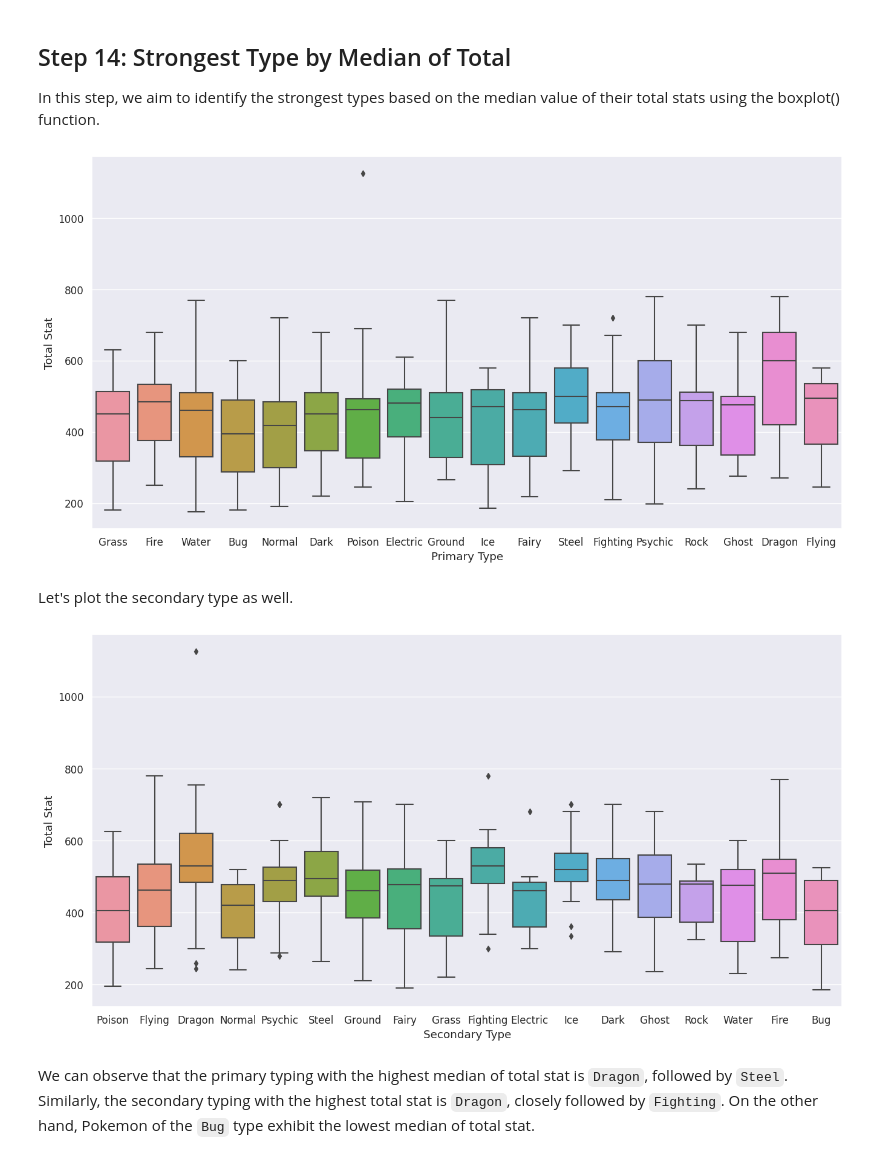
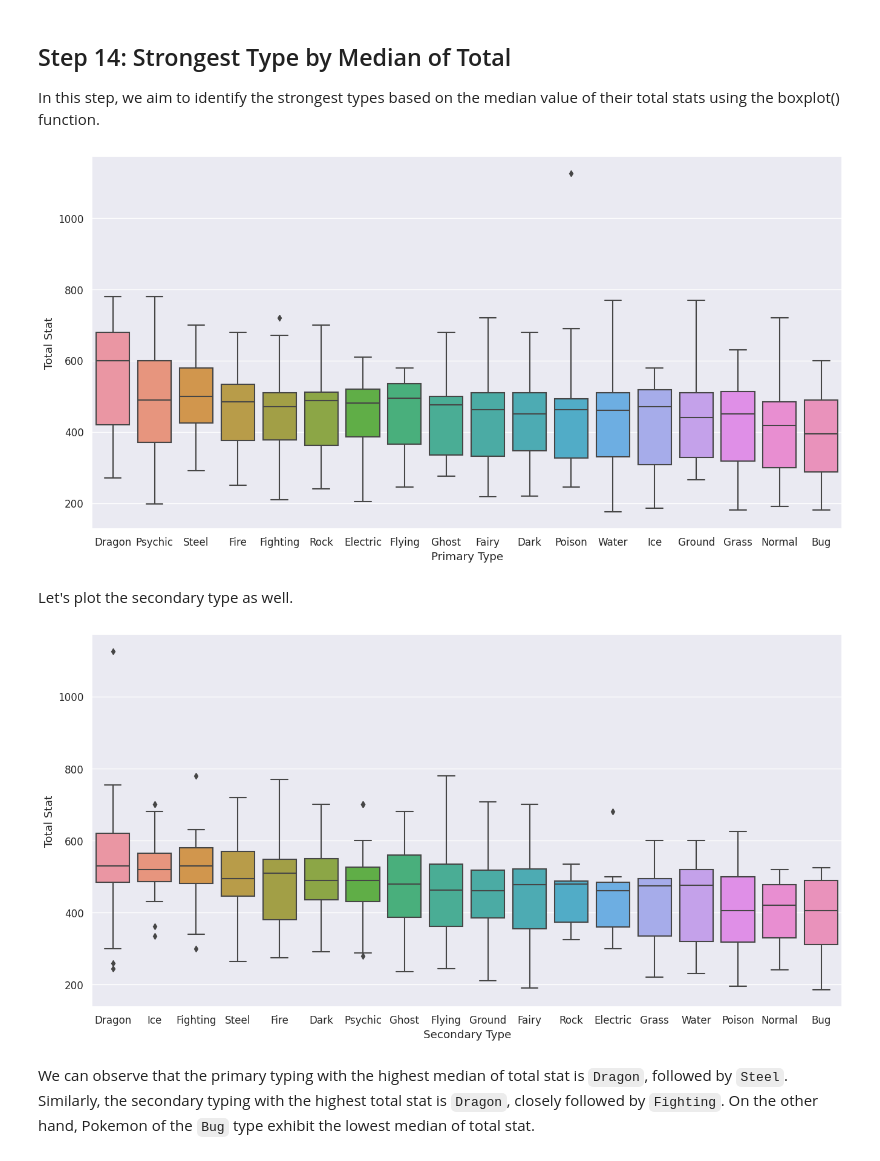
Before and after one commit to blackcrowX/Data_Analytics_Portfolio, a Jupyter notebook: Project_III/Pokemon_Gen_1-8.ipynb, the cells around one changed output. Saved outputs shown, nothing was run; the diff lists cells and outputs as text; code cells hidden in the pictures.

```diff
--- a/Project_III/Pokemon_Gen_1-8.ipynb
+++ b/Project_III/Pokemon_Gen_1-8.ipynb
@@ -444,25 +455,31 @@ This plot illustrates the distribution of single-typed Pokemon. It reveals that
 
 In this step, we aim to identify the strongest types based on the median value of their total stats using the boxplot() function.
 # %%
+group_means = df.groupby(['primary_type'])['total'].mean().sort_values(ascending=False)
+
 f, ax = plt.subplots(figsize = (16,8))
 ax = sns.boxplot(
             data = df,
             x = "primary_type",
-            y = "total"
+            y = "total",
+            order = group_means.index
             ).set(xlabel ="Primary Type", ylabel = "Total Stat")
 # %% [output]
-[figure, old version]
+[figure, new version]
 # %% [markdown]
 Let's plot the secondary type as well.
 # %%
+group_means = df[df["secondary_type"] != "None"].groupby(['secondary_type'])['total'].mean().sort_values(ascending=False)
+
 f, ax = plt.subplots(figsize = (16,8))
 ax = sns.boxplot(
-            data = df[df["secondary_type"] != "None"],
+            data = df,
             x = "secondary_type",
-            y = "total"
+            y = "total",
+            order = group_means.index
             ).set(xlabel ="Secondary Type", ylabel = "Total Stat")
 # %% [output]
-[figure, old version]
+[figure, new version]
 # %% [markdown]
 We can observe that the primary typing with the highest median of total stat is `Dragon`, followed by `Steel`. Similarly, the secondary typing with the highest total stat is `Dragon`, closely followed by `Fighting`. On the other hand, Pokemon of the `Bug` type exhibit the lowest median of total stat.
 # %% [markdown]
```
Also changed, not shown: parts of 4 cells of this notebook.
